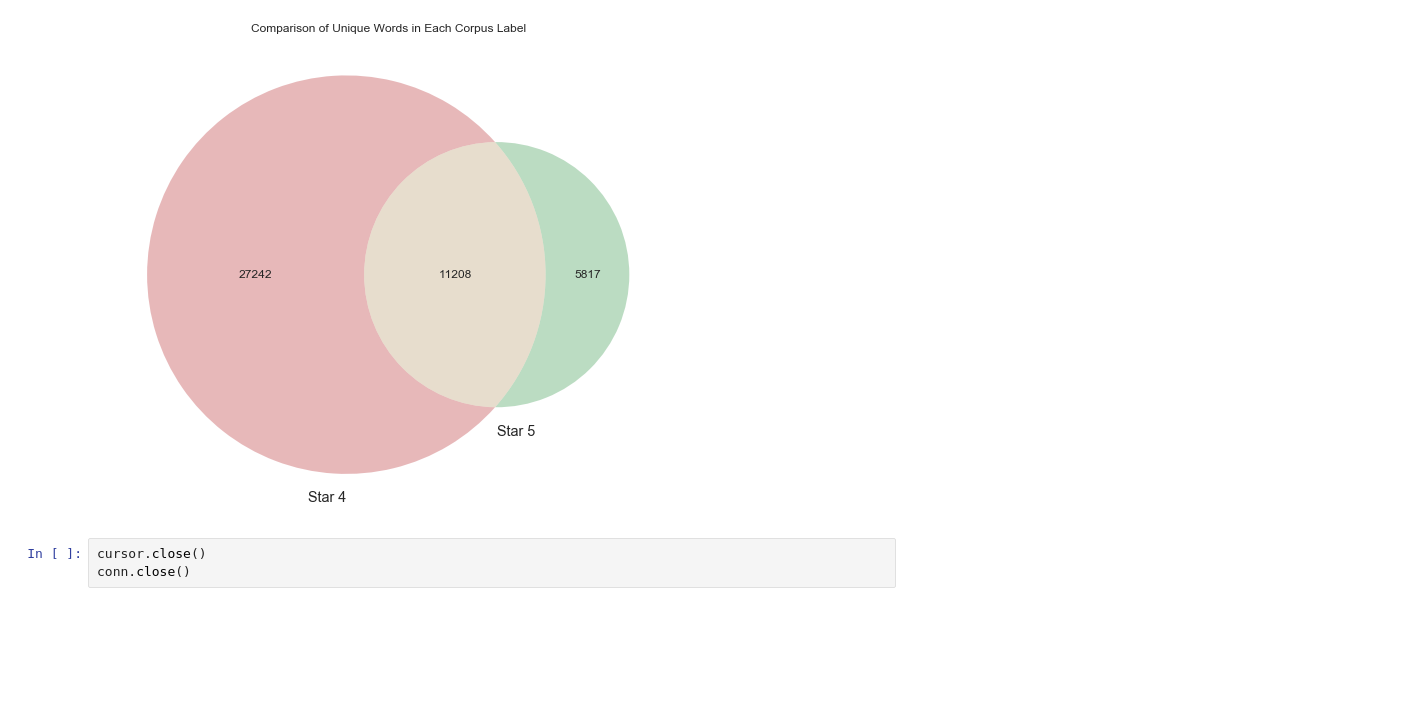
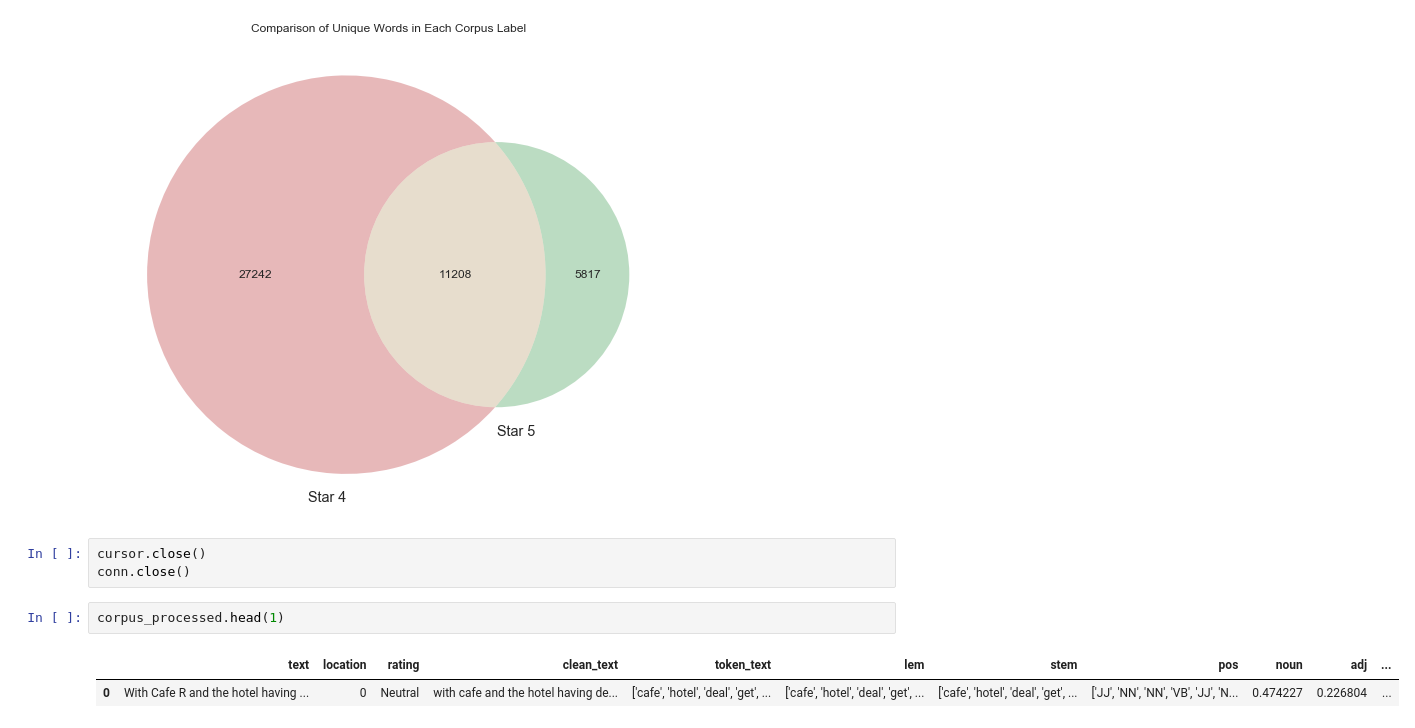
Before and after one commit to vanitoz/Reviews_Classification_System, a Jupyter notebook: modules/eda.ipynb, the cells around one changed output. Saved outputs shown, nothing was run; the diff lists cells and outputs as text; blank space fills up the shorter version.

```diff
--- a/modules/eda.ipynb
+++ b/modules/eda.ipynb
@@ -327,3 +330,8 @@ plt.show()
 # %%
 cursor.close()
 conn.close()
+# %%
+corpus_processed.head(1)
+# %% [output]
+|  | text | location | rating | clean_text | token_text | lem | stem | pos | noun | adj | ... |
+| 0 | With Cafe R and the hotel having ... | 0 | Neutral | with cafe and the hotel having de... | ['cafe', 'hotel', 'deal', 'get', ... | ['cafe', 'hotel', 'deal', 'get', ... | ['cafe', 'hotel', 'deal', 'get', ... | ['JJ', 'NN', 'NN', 'VB', 'JJ', 'N... | 0.474227 | 0.226804 | ... |
```
Also changed, not shown: parts of 8 cells of this notebook, 2 other files.
